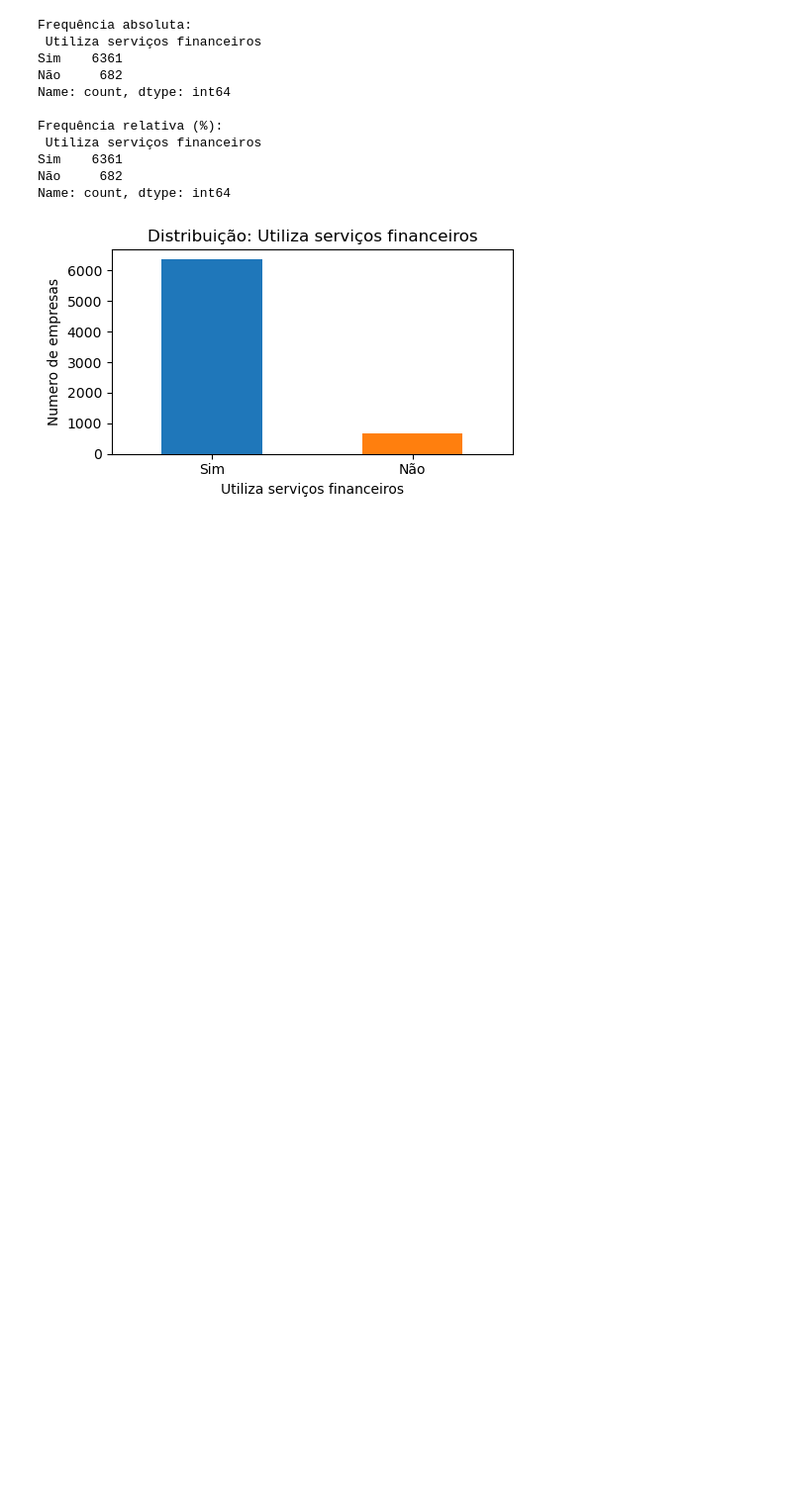
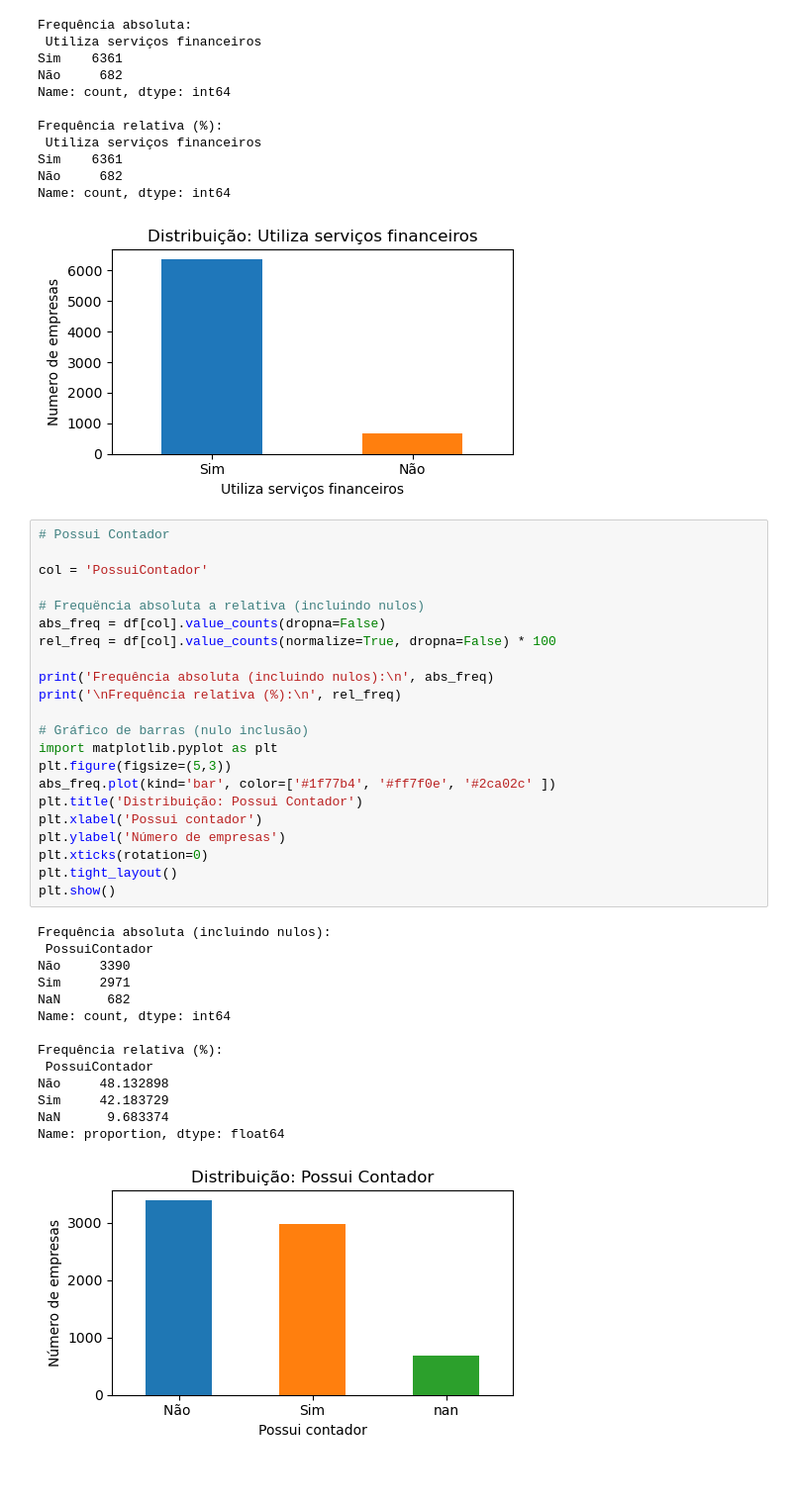
Before and after one commit to jrcomitre/analise-de-churn, a Jupyter notebook: churn.ipynb, the cells around one changed output. Shown: that part at 99% size. Saved outputs shown, nothing was run; the diff lists cells and outputs as text; blank space fills up the shorter version.

Commit message:
feat: Possui Contador

```diff
--- a/churn.ipynb
+++ b/churn.ipynb
@@ -322,5 +322,42 @@ Sim    6361
 Não     682
 Name: count, dtype: int64
 [figure]
+# %%
+# Possui Contador
+
+col = 'PossuiContador'
+
+# Frequëncia absoluta a relativa (incluindo nulos)
+abs_freq = df[col].value_counts(dropna=False)
+rel_freq = df[col].value_counts(normalize=True, dropna=False) * 100
+
+print('Frequência absoluta (incluindo nulos):\n', abs_freq)
+print('\nFrequência relativa (%):\n', rel_freq)
+
+# Gráfico de barras (nulo inclusão)
+import matplotlib.pyplot as plt
+plt.figure(figsize=(5,3))
+abs_freq.plot(kind='bar', color=['#1f77b4', '#ff7f0e', '#2ca02c' ])
+plt.title('Distribuição: Possui Contador')
+plt.xlabel('Possui contador')
+plt.ylabel('Número de empresas')
+plt.xticks(rotation=0)
+plt.tight_layout()
+plt.show()
+# %% [output]
+Frequência absoluta (incluindo nulos):
+ PossuiContador
+Não     3390
+Sim     2971
+NaN      682
+Name: count, dtype: int64
+
+Frequência relativa (%):
+ PossuiContador
+Não     48.132898
+Sim     42.183729
+NaN      9.683374
+Name: proportion, dtype: float64
+[figure, added]
 # %% [markdown]
 #
```
